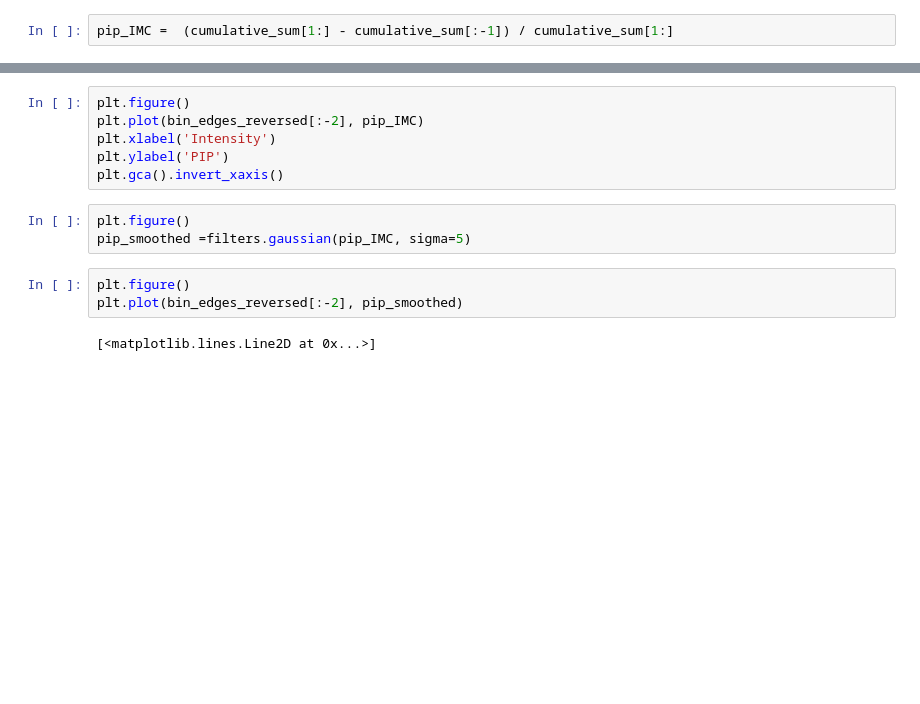
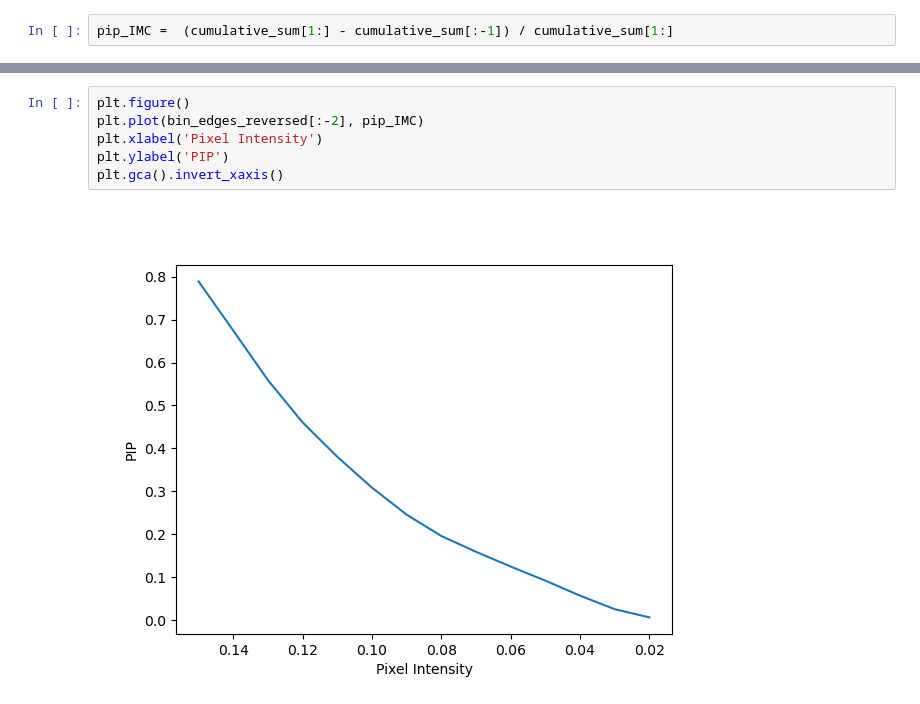
Before and after one commit to irene146/whitecaps, a Jupyter notebook: v1.1.ipynb, the cells around one changed output, grey strips where cells are left out. Cells and saved outputs as stored; diff of their text form; blank space fills up the shorter version.

```diff
--- a/v1.1.ipynb
+++ b/v1.1.ipynb
@@ -113,14 +120,8 @@ pip_IMC.max()
 # %%
 plt.figure()
 plt.plot(bin_edges_reversed[:-2], pip_IMC)
-plt.xlabel('Intensity')
+plt.xlabel('Pixel Intensity')
 plt.ylabel('PIP')
 plt.gca().invert_xaxis()
+# %% [output]
+[figure, added]
-# %%
-plt.figure()
-pip_smoothed =filters.gaussian(pip_IMC, sigma=5)
-# %%
-plt.figure()
-plt.plot(bin_edges_reversed[:-2], pip_smoothed)
-# %% [output]
-[<matplotlib.lines.Line2D at 0x...>]
```
Also changed, not shown: parts of 16 cells of this notebook.
